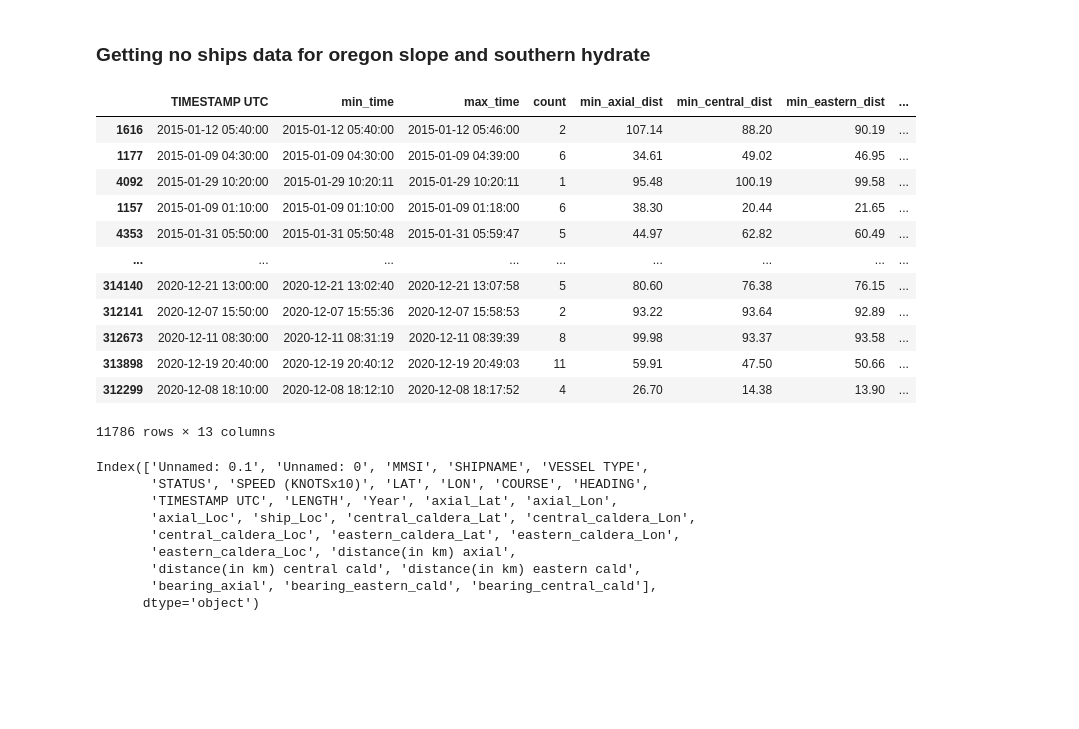
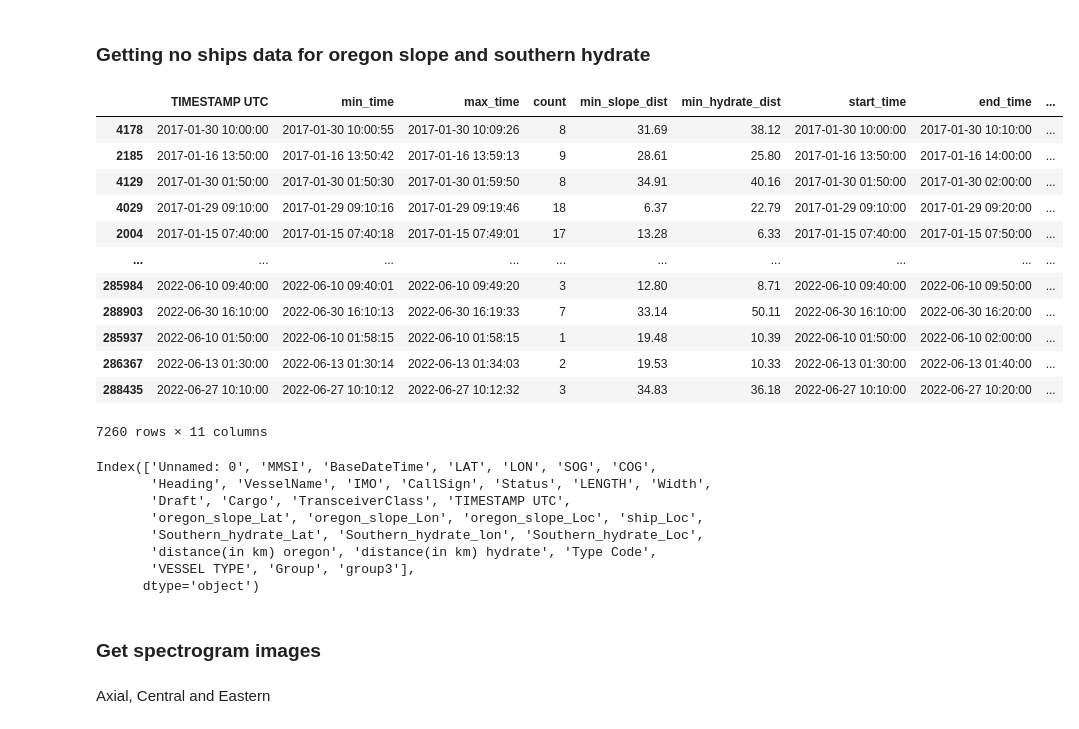
Before and after one commit to khirodsahoo93/Ocean-data-analysis, a Jupyter notebook: No_ship_data.ipynb, the cells around one changed output. Drawn from its saved outputs; the diff is of its cells as text; code cells hidden in the pictures; blank space fills up the shorter version.

Commit message:
no ships notebook updated

```diff
--- a/No_ship_data.ipynb
+++ b/No_ship_data.ipynb
@@ -17,7 +10,7 @@ import ooipy
 import numpy as np
 from datetime import datetime,timedelta
 # %%
-def get_no_ships(df,rad,min_d,freq,count_iso_instances): #optimised version
+def get_no_ships_slope_hydrate (df,rad,min_d,freq,count_iso_instances): #optimised version
 
     count_noship_instances=int(count_iso_instances+count_iso_instances*0.20)
     min_date=df['TIMESTAMP UTC'].min()
@@ -27,18 +20,17 @@ def get_no_ships(df,rad,min_d,freq,count_iso_instances): #optimised version
 
     df=df.sort_values(by=['TIMESTAMP UTC'],ascending=True)
     df_time_grp=df.groupby(pd.Grouper(key="TIMESTAMP UTC", freq=freq)).agg({'TIMESTAMP UTC':['min','max'],
-                                                                               'MMSI':'count','distance(in km) axial':'min',
-                                                                              'distance(in km) central cald':'min',
-                                                                              'distance(in km) eastern cald':'min'}).reset_index()
-    df_time_grp.columns=['TIMESTAMP UTC','min_time','max_time','count','min_axial_dist','min_central_dist','min_eastern_dist']
+                                                                               'MMSI':'count',
+                                                                              'distance(in km) oregon':'min',
+                                                                              'distance(in km) hydrate':'min'}).reset_index()
+    df_time_grp.columns=['TIMESTAMP UTC','min_time','max_time','count','min_slope_dist','min_hydrate_dist']
 
     df_time_grp['start_time']=df_time_grp['TIMESTAMP UTC']
     df_time_grp['end_time']=df_time_grp['TIMESTAMP UTC']+timedelta(minutes=min_d)
-    df_time_grp['axial_noship']=[1 if x>rad else 0 for x in df_time_grp['min_axial_dist'] ]
-    df_time_grp['central_noship']=[1 if x>rad else 0 for x in df_time_grp['min_central_dist'] ]
-    df_time_grp['eastern_noship']=[1 if x>rad else 0 for x in df_time_grp['min_central_dist'] ]
+    df_time_grp['slope_noship']=[1 if x>rad else 0 for x in df_time_grp['min_slope_dist'] ]
+    df_time_grp['hydrate_noship']=[1 if x>rad else 0 for x in df_time_grp['min_hydrate_dist'] ]
     df_time_grp['YY-MM']=df_time_grp['TIMESTAMP UTC'].dt.strftime('%Y-%m')
-    df_time_grp1=df_time_grp[(df_time_grp['axial_noship']==1) | (df_time_grp['central_noship']==1) | (df_time_grp['eastern_noship']==1) ]
+    df_time_grp1=df_time_grp[(df_time_grp['slope_noship']==1) | (df_time_grp['hydrate_noship']==1)]
 
     #stratified sampling on YY-MM
     df_time_grp1=df_time_grp1.groupby('YY-MM', group_keys=False).apply(lambda x: x.sample(count_per_month))
@@ -166,34 +210,35 @@ no_ships_axial
 ### Getting no ships data for oregon slope and southern hydrate
 # %%
 df = pd.read_csv('E:/Acer backup 3/internships and jobs/UW/Reader grader and TA/Shima Abadi/Data/oregon_hydrate.csv',sep = ',')
+
+df['TIMESTAMP UTC']=df['TIMESTAMP UTC'].astype('datetime64[ns]')
 # %%
-no_ships_slope_hydrate=get_no_ships(df,2.6,10,'10min',10000)
+no_ships_slope_hydrate=get_no_ships_slope_hydrate(df,2.9,10,'10min',6000)
 # %%
-no_ships_axial
+no_ships_slope_hydrate
 # %% [output]
-|  | TIMESTAMP UTC | min_time | max_time | count | min_axial_dist | min_central_dist | min_eastern_dist | ... |
-| 1616 | 2015-01-12 05:40:00 | 2015-01-12 05:40:00 | 2015-01-12 05:46:00 | 2 | 107.14 | 88.20 | 90.19 | ... |
-| 1177 | 2015-01-09 04:30:00 | 2015-01-09 04:30:00 | 2015-01-09 04:39:00 | 6 | 34.61 | 49.02 | 46.95 | ... |
-| 4092 | 2015-01-29 10:20:00 | 2015-01-29 10:20:11 | 2015-01-29 10:20:11 | 1 | 95.48 | 100.19 | 99.58 | ... |
-| 1157 | 2015-01-09 01:10:00 | 2015-01-09 01:10:00 | 2015-01-09 01:18:00 | 6 | 38.30 | 20.44 | 21.65 | ... |
-| 4353 | 2015-01-31 05:50:00 | 2015-01-31 05:50:48 | 2015-01-31 05:59:47 | 5 | 44.97 | 62.82 | 60.49 | ... |
-| ... | ... | ... | ... | ... | ... | ... | ... | ... |
-| 314140 | 2020-12-21 13:00:00 | 2020-12-21 13:02:40 | 2020-12-21 13:07:58 | 5 | 80.60 | 76.38 | 76.15 | ... |
-| 312141 | 2020-12-07 15:50:00 | 2020-12-07 15:55:36 | 2020-12-07 15:58:53 | 2 | 93.22 | 93.64 | 92.89 | ... |
-| 312673 | 2020-12-11 08:30:00 | 2020-12-11 08:31:19 | 2020-12-11 08:39:39 | 8 | 99.98 | 93.37 | 93.58 | ... |
-| 313898 | 2020-12-19 20:40:00 | 2020-12-19 20:40:12 | 2020-12-19 20:49:03 | 11 | 59.91 | 47.50 | 50.66 | ... |
-| 312299 | 2020-12-08 18:10:00 | 2020-12-08 18:12:10 | 2020-12-08 18:17:52 | 4 | 26.70 | 14.38 | 13.90 | ... |
+|  | TIMESTAMP UTC | min_time | max_time | count | min_slope_dist | min_hydrate_dist | start_time | end_time | ... |
+| 4178 | 2017-01-30 10:00:00 | 2017-01-30 10:00:55 | 2017-01-30 10:09:26 | 8 | 31.69 | 38.12 | 2017-01-30 10:00:00 | 2017-01-30 10:10:00 | ... |
+| 2185 | 2017-01-16 13:50:00 | 2017-01-16 13:50:42 | 2017-01-16 13:59:13 | 9 | 28.61 | 25.80 | 2017-01-16 13:50:00 | 2017-01-16 14:00:00 | ... |
+| 4129 | 2017-01-30 01:50:00 | 2017-01-30 01:50:30 | 2017-01-30 01:59:50 | 8 | 34.91 | 40.16 | 2017-01-30 01:50:00 | 2017-01-30 02:00:00 | ... |
+| 4029 | 2017-01-29 09:10:00 | 2017-01-29 09:10:16 | 2017-01-29 09:19:46 | 18 | 6.37 | 22.79 | 2017-01-29 09:10:00 | 2017-01-29 09:20:00 | ... |
+| 2004 | 2017-01-15 07:40:00 | 2017-01-15 07:40:18 | 2017-01-15 07:49:01 | 17 | 13.28 | 6.33 | 2017-01-15 07:40:00 | 2017-01-15 07:50:00 | ... |
+| ... | ... | ... | ... | ... | ... | ... | ... | ... | ... |
+| 285984 | 2022-06-10 09:40:00 | 2022-06-10 09:40:01 | 2022-06-10 09:49:20 | 3 | 12.80 | 8.71 | 2022-06-10 09:40:00 | 2022-06-10 09:50:00 | ... |
+| 288903 | 2022-06-30 16:10:00 | 2022-06-30 16:10:13 | 2022-06-30 16:19:33 | 7 | 33.14 | 50.11 | 2022-06-30 16:10:00 | 2022-06-30 16:20:00 | ... |
+| 285937 | 2022-06-10 01:50:00 | 2022-06-10 01:58:15 | 2022-06-10 01:58:15 | 1 | 19.48 | 10.39 | 2022-06-10 01:50:00 | 2022-06-10 02:00:00 | ... |
+| 286367 | 2022-06-13 01:30:00 | 2022-06-13 01:30:14 | 2022-06-13 01:34:03 | 2 | 19.53 | 10.33 | 2022-06-13 01:30:00 | 2022-06-13 01:40:00 | ... |
+| 288435 | 2022-06-27 10:10:00 | 2022-06-27 10:10:12 | 2022-06-27 10:12:32 | 3 | 34.83 | 36.18 | 2022-06-27 10:10:00 | 2022-06-27 10:20:00 | ... |
-11786 rows × 13 columns
+7260 rows × 11 columns
 # %%
 df.columns
 # %% [output]
-Index(['Unnamed: 0.1', 'Unnamed: 0', 'MMSI', 'SHIPNAME', 'VESSEL TYPE',
-       'STATUS', 'SPEED (KNOTSx10)', 'LAT', 'LON', 'COURSE', 'HEADING',
-       'TIMESTAMP UTC', 'LENGTH', 'Year', 'axial_Lat', 'axial_Lon',
-       'axial_Loc', 'ship_Loc', 'central_caldera_Lat', 'central_caldera_Lon',
-       'central_caldera_Loc', 'eastern_caldera_Lat', 'eastern_caldera_Lon',
-       'eastern_caldera_Loc', 'distance(in km) axial',
-       'distance(in km) central cald', 'distance(in km) eastern cald',
-       'bearing_axial', 'bearing_eastern_cald', 'bearing_central_cald'],
+Index(['Unnamed: 0', 'MMSI', 'BaseDateTime', 'LAT', 'LON', 'SOG', 'COG',
+       'Heading', 'VesselName', 'IMO', 'CallSign', 'Status', 'LENGTH', 'Width',
+       'Draft', 'Cargo', 'TransceiverClass', 'TIMESTAMP UTC',
+       'oregon_slope_Lat', 'oregon_slope_Lon', 'oregon_slope_Loc', 'ship_Loc',
+       'Southern_hydrate_Lat', 'Southern_hydrate_lon', 'Southern_hydrate_Loc',
+       'distance(in km) oregon', 'distance(in km) hydrate', 'Type Code',
+       'VESSEL TYPE', 'Group', 'group3'],
       dtype='object')
 # %%
@@ -200,0 +246,4 @@ path_to_write='E:/Acer backup 3/internships and jobs/UW/Reader grader and TA/Shi
+# %% [markdown]
+### Get spectrogram images
+# %% [markdown]
+Axial, Central and Eastern
```
Also changed, not shown: parts of 7 cells of this notebook, 1 other file.
